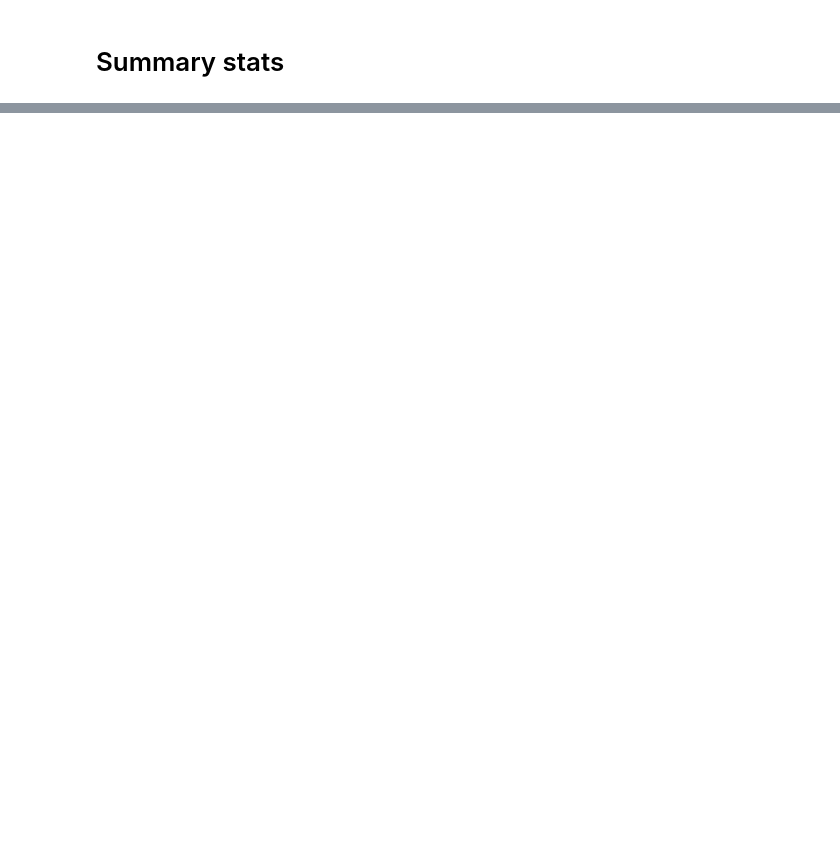
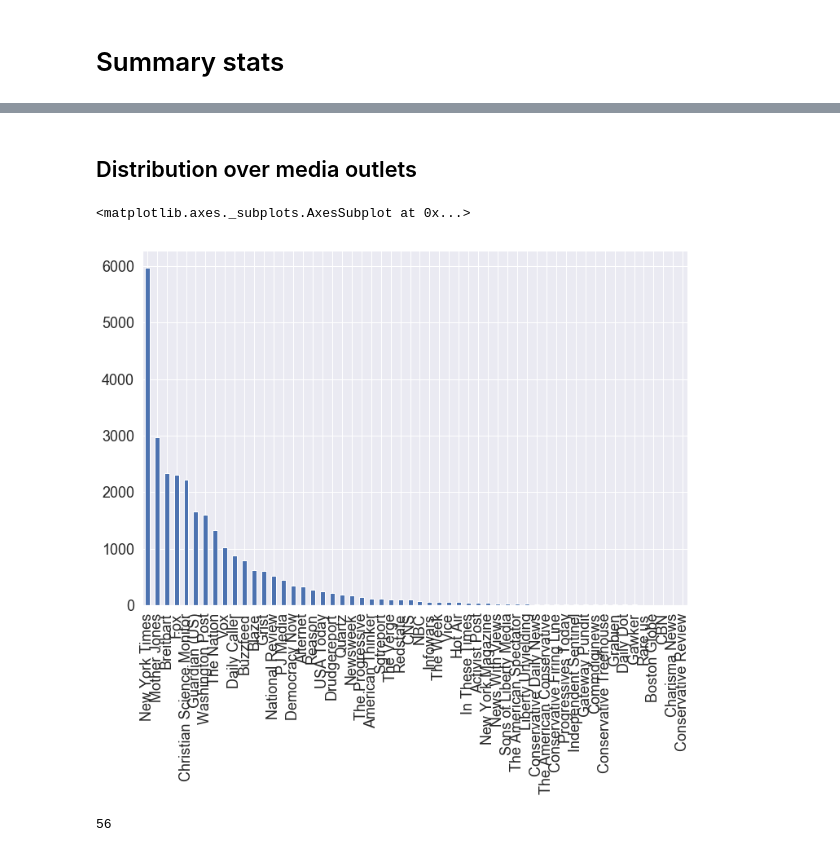
Before and after one commit to yiweiluo/GWStance, a Jupyter notebook: data_scraping/scraping_main.ipynb, the cells around one changed output, grey strips where cells are left out. Saved outputs shown, nothing was run; the diff lists cells and outputs as text; code cells hidden in the pictures; blank space fills up the shorter version.

```diff
--- a/data_scraping/scraping_main.ipynb
+++ b/data_scraping/scraping_main.ipynb
@@ -1537,0 +2030,14 @@ Name: stance, dtype: int64
+# %% [markdown]
+## Distribution over media outlets
+# %%
+%matplotlib inline
+dedup_combined_df.loc[dedup_combined_df.topic == 'cc'].pretty_domain.value_counts()\
+.plot.bar(figsize=(12,8),fontsize=18)
+# %% [output]
+<matplotlib.axes._subplots.AxesSubplot at 0x...>
+[figure, added]
+# %%
+len(dedup_combined_df.loc[dedup_combined_df.topic == 'cc'].pretty_domain.value_counts()\
+    .index)
+# %% [output]
+56
```
Also changed, not shown: parts of 45 cells of this notebook, 1 other file.
